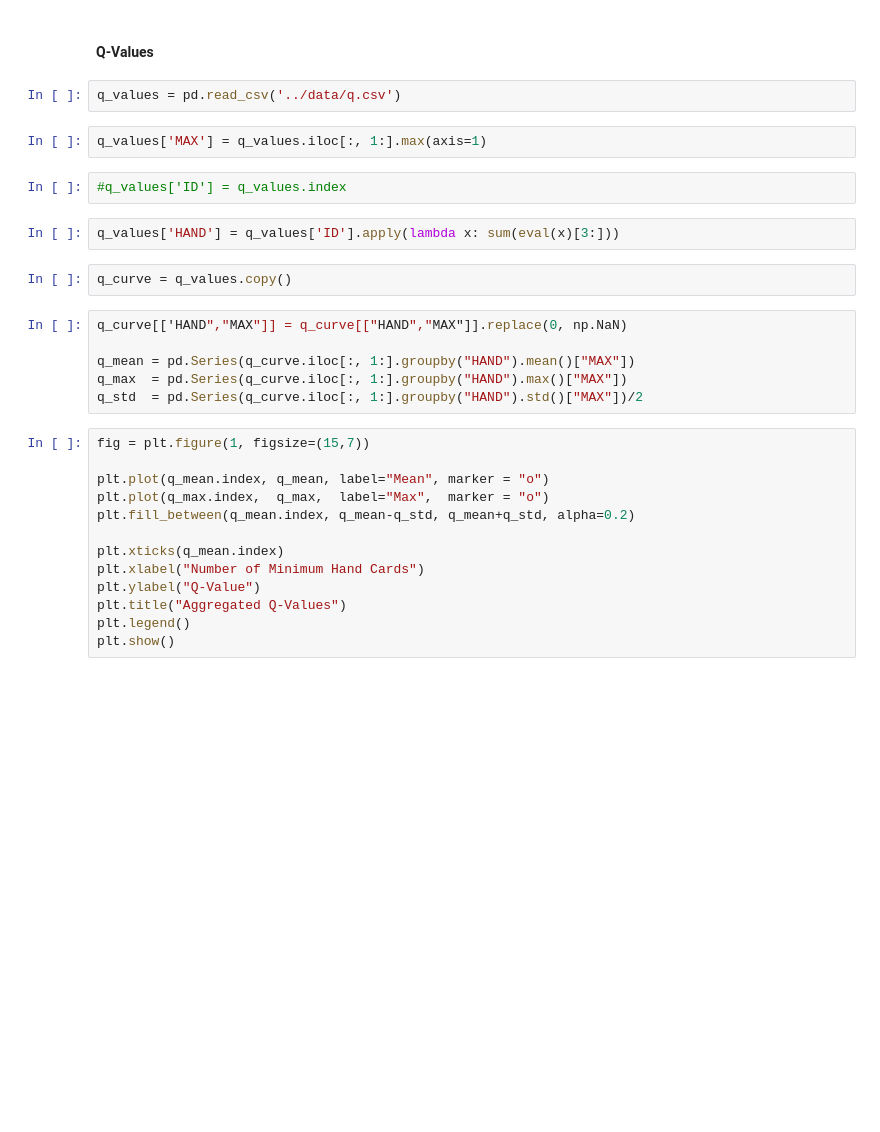
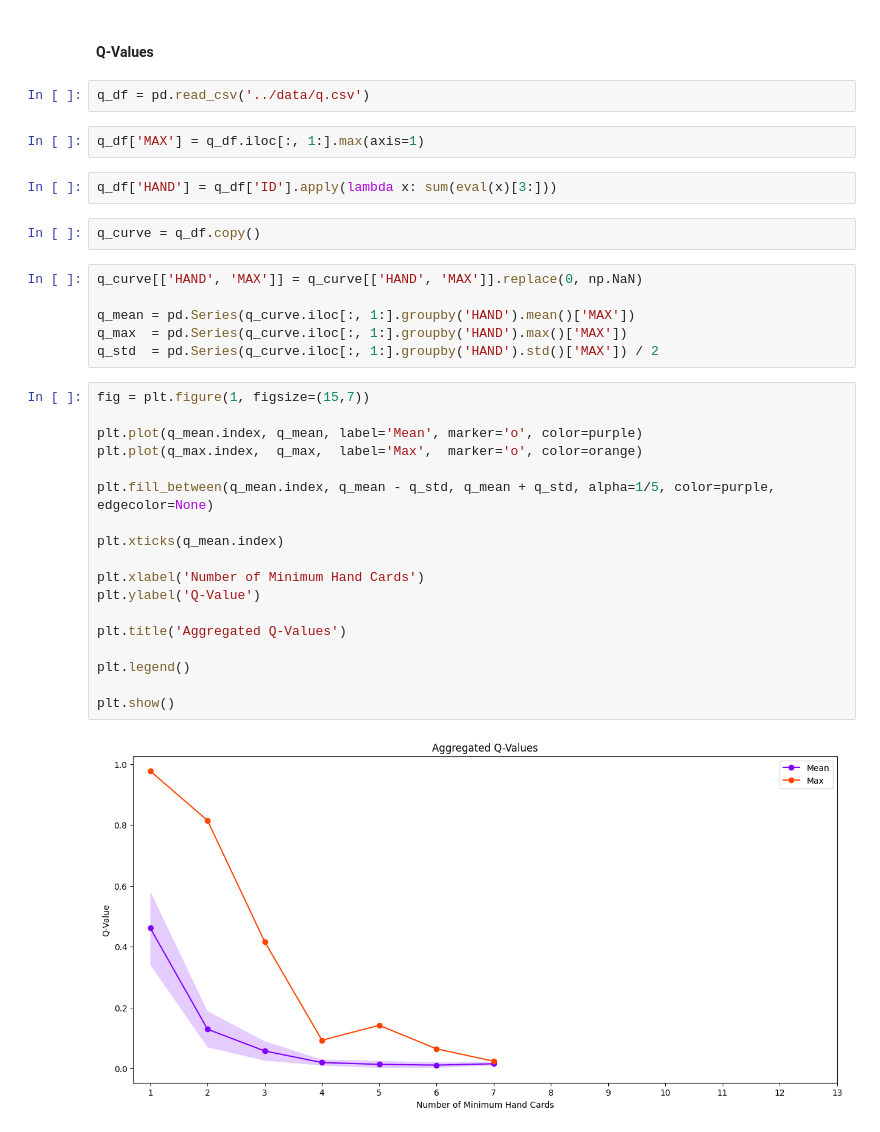
Before and after one commit to andreabazerla/dpcm-card-game, a Jupyter notebook: notebooks/analysis.ipynb, the cells around one changed output. Cells and saved outputs as stored; diff of their text form; blank space fills up the shorter version.

```diff
--- a/notebooks/analysis.ipynb
+++ b/notebooks/analysis.ipynb
@@ -282,31 +282,36 @@ plt.show()
 # %% [markdown]
 #### Q-Values
 # %%
-q_values = pd.read_csv('../data/q.csv')
+q_df = pd.read_csv('../data/q.csv')
 # %%
-q_values['MAX'] = q_values.iloc[:, 1:].max(axis=1)
+q_df['MAX'] = q_df.iloc[:, 1:].max(axis=1)
-# %%
-#q_values['ID'] = q_values.index
 # %%
-q_values['HAND'] = q_values['ID'].apply(lambda x: sum(eval(x)[3:]))
+q_df['HAND'] = q_df['ID'].apply(lambda x: sum(eval(x)[3:]))
 # %%
-q_curve = q_values.copy()
+q_curve = q_df.copy()
 # %%
-q_curve[['HAND","MAX"]] = q_curve[["HAND","MAX"]].replace(0, np.NaN)
+q_curve[['HAND', 'MAX']] = q_curve[['HAND', 'MAX']].replace(0, np.NaN)
 
-q_mean = pd.Series(q_curve.iloc[:, 1:].groupby("HAND").mean()["MAX"])
-q_max  = pd.Series(q_curve.iloc[:, 1:].groupby("HAND").max()["MAX"])
-q_std  = pd.Series(q_curve.iloc[:, 1:].groupby("HAND").std()["MAX"])/2
+q_mean = pd.Series(q_curve.iloc[:, 1:].groupby('HAND').mean()['MAX'])
+q_max  = pd.Series(q_curve.iloc[:, 1:].groupby('HAND').max()['MAX'])
+q_std  = pd.Series(q_curve.iloc[:, 1:].groupby('HAND').std()['MAX']) / 2
 # %%
 fig = plt.figure(1, figsize=(15,7))
 
-plt.plot(q_mean.index, q_mean, label="Mean", marker = "o")
-plt.plot(q_max.index,  q_max,  label="Max",  marker = "o")
-plt.fill_between(q_mean.index, q_mean-q_std, q_mean+q_std, alpha=0.2)
+plt.plot(q_mean.index, q_mean, label='Mean', marker='o', color=purple)
+plt.plot(q_max.index,  q_max,  label='Max',  marker='o', color=orange)
+
+plt.fill_between(q_mean.index, q_mean - q_std, q_mean + q_std, alpha=1/5, color=purple, edgecolor=None)
 
 plt.xticks(q_mean.index)
-plt.xlabel("Number of Minimum Hand Cards")
-plt.ylabel("Q-Value")
-plt.title("Aggregated Q-Values")
+
+plt.xlabel('Number of Minimum Hand Cards')
+plt.ylabel('Q-Value')
+
+plt.title('Aggregated Q-Values')
+
 plt.legend()
+
 plt.show()
+# %% [output]
+[figure, added]
```
Also changed, not shown: parts of 7 cells of this notebook.
